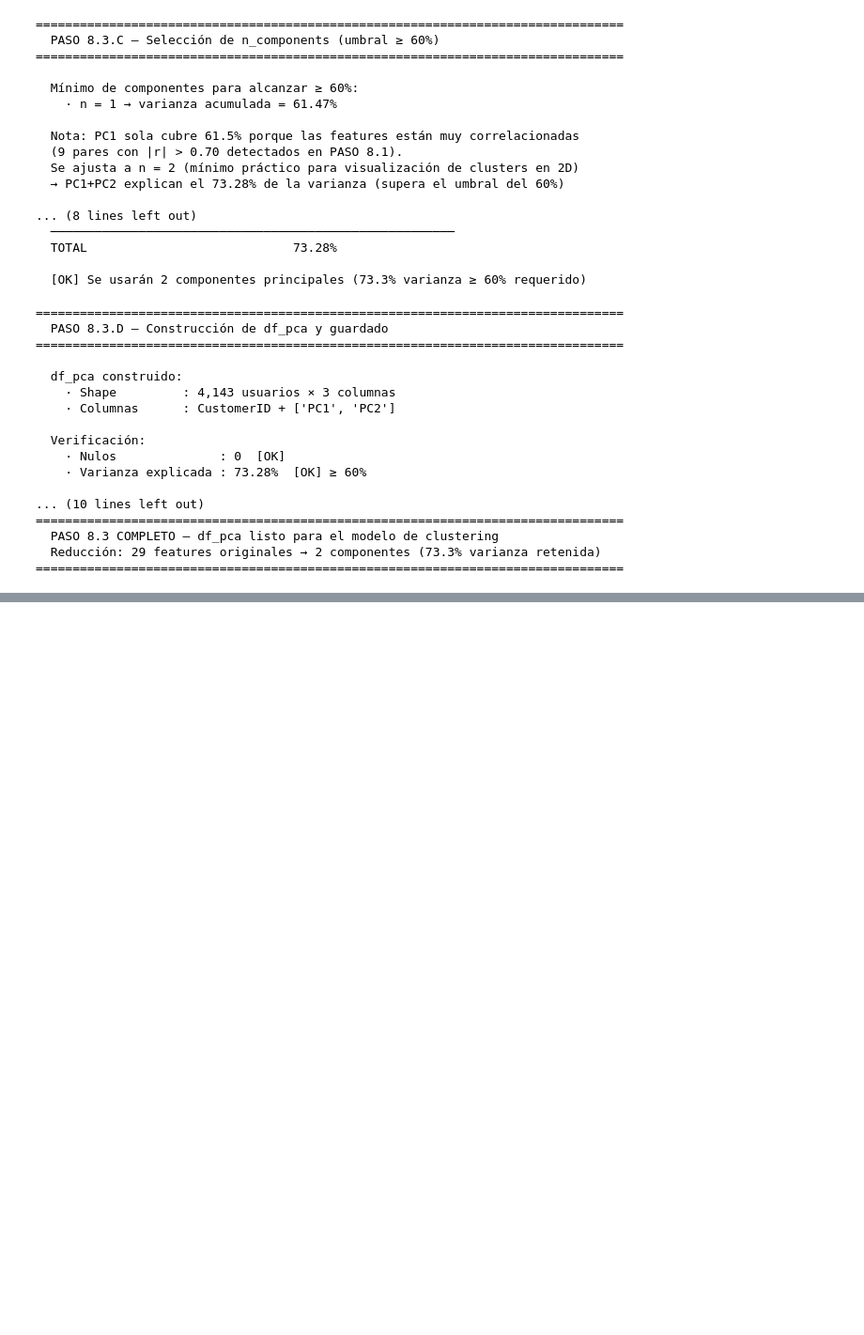
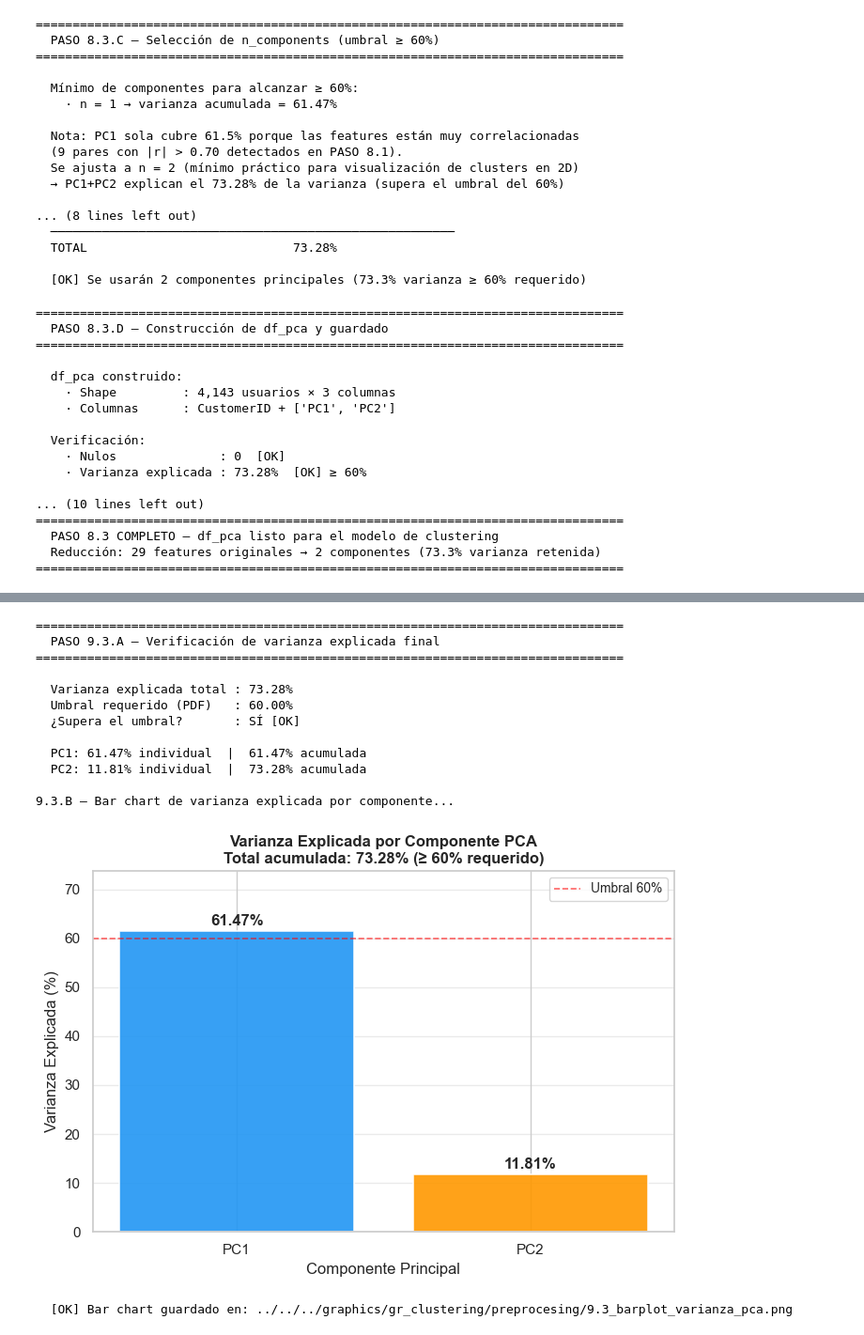
Before and after one commit to ravel01106/proyecto-master-ia-big-data, a Jupyter notebook: notebooks/clustering_proyect/preprocesing/preprocesing_data_clustering.ipynb, the cells around one changed output, grey strips where cells are left out. Shown at 94% size. Saved outputs shown, nothing was run; the diff lists cells and outputs as text; code cells hidden in the pictures; blank space fills up the shorter version.

```diff
--- a/notebooks/clustering_proyect/preprocesing/preprocesing_data_clustering.ipynb
+++ b/notebooks/clustering_proyect/preprocesing/preprocesing_data_clustering.ipynb
@@ -4490,0 +4567,66 @@ print('='*80)
+# %%
+# ══════════════════════════════════════════════════════════════════════════════
+#   PASO 9.3.A + 9.3.B — Verificación de varianza + Bar chart por componente
+# ══════════════════════════════════════════════════════════════════════════════
+
+print('='*80)
+print('  PASO 9.3.A — Verificación de varianza explicada final')
+print('='*80)
+print()
+
+var_total = pca_final.explained_variance_ratio_.sum()
+print(f'  Varianza explicada total : {var_total*100:.2f}%')
+print(f'  Umbral requerido (PDF)   : 60.00%')
+print(f'  ¿Supera el umbral?       : {"SÍ [OK]" if var_total >= 0.60 else "NO [ERROR]"}')
+print()
+
+for i, (vi, va) in enumerate(zip(pca_final.explained_variance_ratio_,
+                                  pca_final.explained_variance_ratio_.cumsum()), 1):
+    print(f'  PC{i}: {vi*100:.2f}% individual  |  {va*100:.2f}% acumulada')
+print()
+
+# ── 9.3.B — Bar chart ─────────────────────────────────────────────────────────
+print('9.3.B — Bar chart de varianza explicada por componente...')
+
+fig, ax = plt.subplots(figsize=(7, 5))
+
+colores_pc = ['#2196F3', '#FF9800'][:n_components_opt]
+bars = ax.bar(col_names_pca,
+              pca_final.explained_variance_ratio_ * 100,
+              color=colores_pc, edgecolor='white', linewidth=1.2, alpha=0.9)
+
+# Etiquetas encima de cada barra
+for b, vi in zip(bars, pca_final.explained_variance_ratio_):
+    ax.text(b.get_x() + b.get_width()/2, b.get_height() + 0.5,
+            f'{vi*100:.2f}%', ha='center', va='bottom', fontsize=12, fontweight='bold')
+
+ax.set_xlabel('Componente Principal', fontsize=12)
+ax.set_ylabel('Varianza Explicada (%)', fontsize=12)
+ax.set_title(f'Varianza Explicada por Componente PCA\n'
+             f'Total acumulada: {var_total*100:.2f}% (≥ 60% requerido)',
+             fontsize=12, fontweight='bold')
+ax.set_ylim(0, max(pca_final.explained_variance_ratio_) * 100 * 1.2)
+ax.axhline(y=60, color='red', linestyle='--', linewidth=1.2, alpha=0.6, label='Umbral 60%')
+ax.legend(fontsize=10)
+ax.grid(axis='y', alpha=0.4)
+
+plt.tight_layout()
+ruta_bar = RUTA_GRAFICOS + '9.3_barplot_varianza_pca.png'
+plt.savefig(ruta_bar, dpi=150, bbox_inches='tight')
+plt.show()
+print(f'  [OK] Bar chart guardado en: {ruta_bar}')
+# %% [output]
+================================================================================
+  PASO 9.3.A — Verificación de varianza explicada final
+================================================================================
+
+  Varianza explicada total : 73.28%
+  Umbral requerido (PDF)   : 60.00%
+  ¿Supera el umbral?       : SÍ [OK]
+
+  PC1: 61.47% individual  |  61.47% acumulada
+  PC2: 11.81% individual  |  73.28% acumulada
+
+9.3.B — Bar chart de varianza explicada por componente...
+[figure, added]
+  [OK] Bar chart guardado en: ../../../graphics/gr_clustering/preprocesing/9.3_barplot_varianza_pca.png
```
Also changed, not shown: parts of 5 cells of this notebook.
